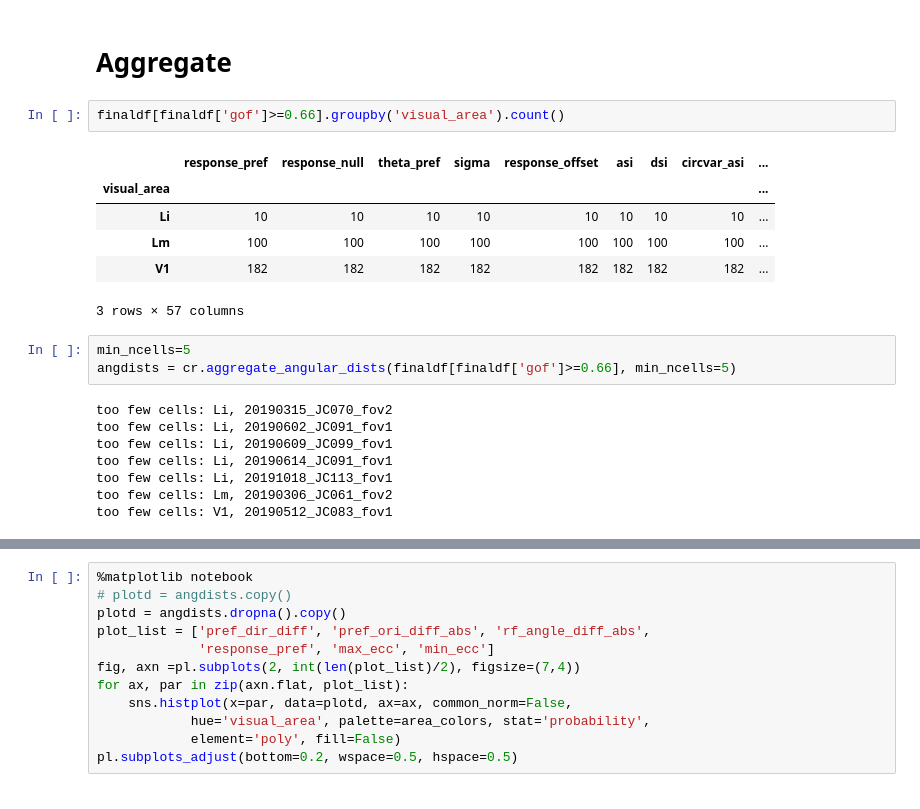
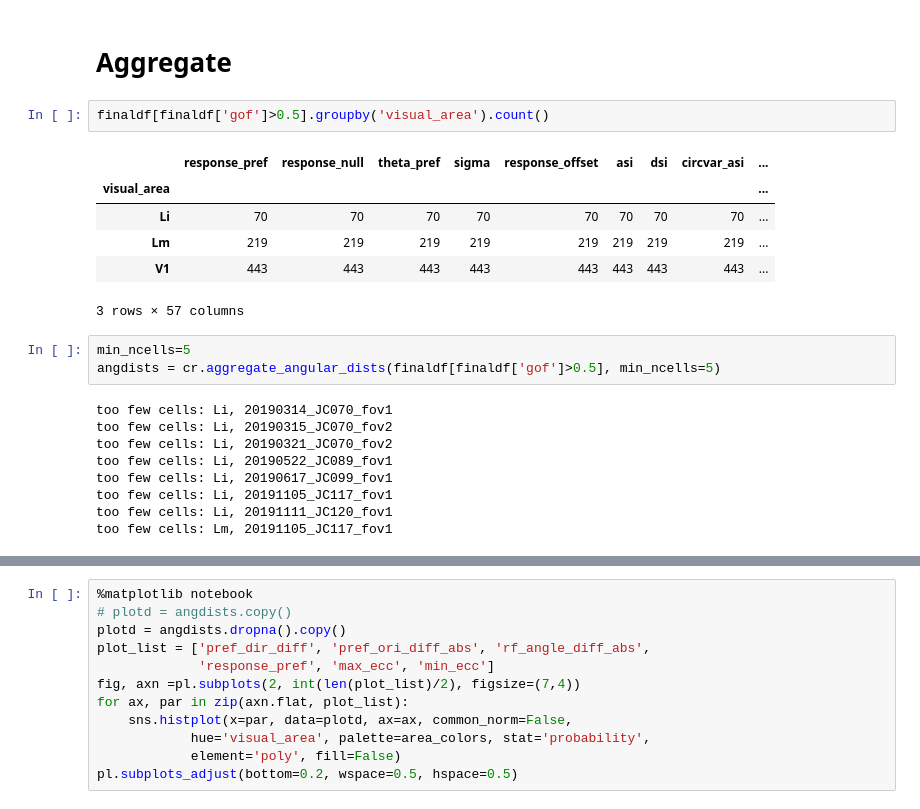
Before and after one commit to julianarhee/rat-2p-area-characterizations, a Jupyter notebook: analyze2p/gratings/gratings-correlations.ipynb, the cells around one changed output, grey strips where cells are left out. Drawn from its saved outputs; the diff is of its cells as text.

```diff
--- a/analyze2p/gratings/gratings-correlations.ipynb
+++ b/analyze2p/gratings/gratings-correlations.ipynb
@@ -290,25 +296,26 @@ pplot.label_figure(fig, data_id)
 # %% [markdown]
 # Aggregate
 # %%
-finaldf[finaldf['gof']>=0.66].groupby('visual_area').count()
+finaldf[finaldf['gof']>0.5].groupby('visual_area').count()
 # %% [output]
 |  | response_pref | response_null | theta_pref | sigma | response_offset | asi | dsi | circvar_asi | ... |
 | visual_area |  |  |  |  |  |  |  |  | ... |
-| Li | 10 | 10 | 10 | 10 | 10 | 10 | 10 | 10 | ... |
-| Lm | 100 | 100 | 100 | 100 | 100 | 100 | 100 | 100 | ... |
-| V1 | 182 | 182 | 182 | 182 | 182 | 182 | 182 | 182 | ... |
+| Li | 70 | 70 | 70 | 70 | 70 | 70 | 70 | 70 | ... |
+| Lm | 219 | 219 | 219 | 219 | 219 | 219 | 219 | 219 | ... |
+| V1 | 443 | 443 | 443 | 443 | 443 | 443 | 443 | 443 | ... |
 3 rows × 57 columns
 # %%
 min_ncells=5
-angdists = cr.aggregate_angular_dists(finaldf[finaldf['gof']>=0.66], min_ncells=5)
+angdists = cr.aggregate_angular_dists(finaldf[finaldf['gof']>0.5], min_ncells=5)
 # %% [output]
+too few cells: Li, 20190314_JC070_fov1
 too few cells: Li, 20190315_JC070_fov2
-too few cells: Li, 20190602_JC091_fov1
-too few cells: Li, 20190609_JC099_fov1
-too few cells: Li, 20190614_JC091_fov1
-too few cells: Li, 20191018_JC113_fov1
-too few cells: Lm, 20190306_JC061_fov2
-too few cells: V1, 20190512_JC083_fov1
+too few cells: Li, 20190321_JC070_fov2
+too few cells: Li, 20190522_JC089_fov1
+too few cells: Li, 20190617_JC099_fov1
+too few cells: Li, 20191105_JC117_fov1
+too few cells: Li, 20191111_JC120_fov1
+too few cells: Lm, 20191105_JC117_fov1
 # %%
 angdists.groupby(['visual_area']).count()
 # %% [output]
```
Also changed, not shown: parts of 35 cells of this notebook, 2 other files.
